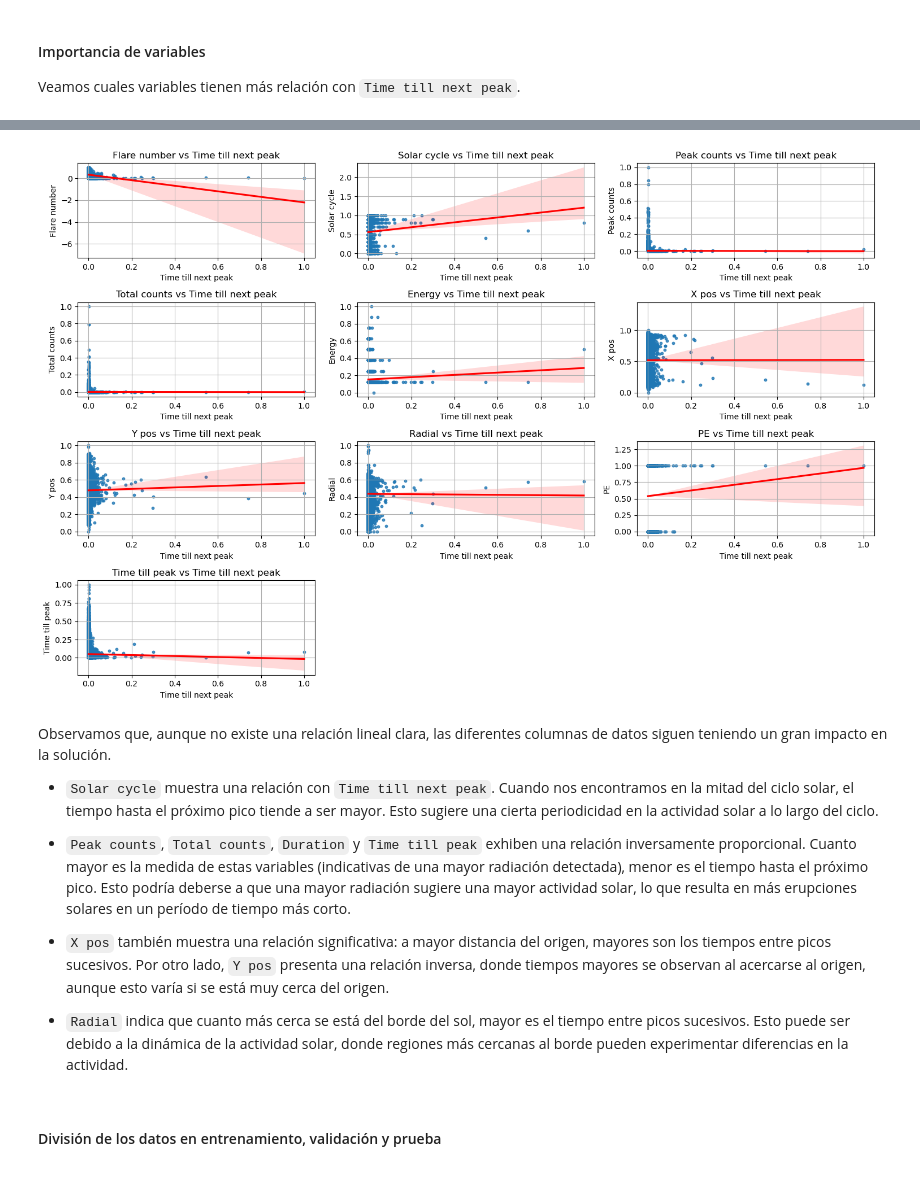
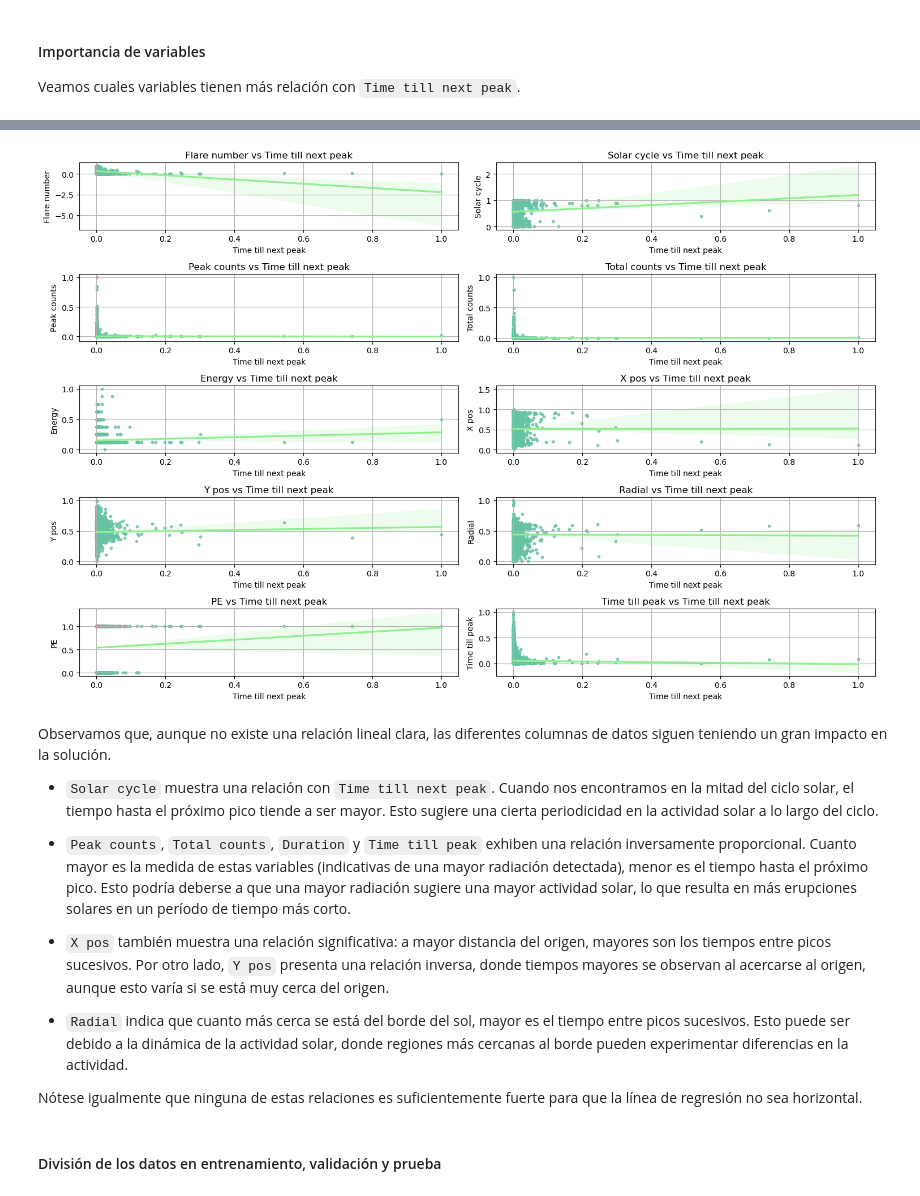
Before and after one commit to WonderfulAme/solar-flares, a Jupyter notebook: Notebook.ipynb, the cells around one changed output, grey strips where cells are left out. Cells and saved outputs as stored; diff of their text form; code cells hidden in the pictures.

```diff
--- a/Notebook.ipynb
+++ b/Notebook.ipynb
@@ -707,41 +713,44 @@ Vemos que no hay ninguna variable que tenga una relación lineal monótona muy f
 # %%
 import matplotlib.pyplot as plt
 import seaborn as sns
+
+# Set a new color palette
+sns.set_palette("Set2")
 
 # List of columns to plot
 columns_to_plot = data.columns.tolist()
 
 # Remove "Duration" from the list if it exists
 if "Time till next peak" in columns_to_plot:
     columns_to_plot.remove("Time till next peak")
 
 # Calculate the number of rows and columns for the grid layout
-num_cols = 3
+num_cols = 2
 num_rows = (len(columns_to_plot) - 1) // num_cols + 1
 
 # Create a grid of subplots
 fig, axes = plt.subplots(num_rows, num_cols, figsize=(15, 10))
 
 # Flatten the axes array for easier iteration
 axes = axes.flatten()
 
 # Plot each variable against "Duration"
 for i, column in enumerate(columns_to_plot):
     ax = axes[i]
-    sns.regplot(data=data, x="Time till next peak", y=column, ax=ax, line_kws=dict(color="r"), scatter_kws={'s': 10})
+    sns.regplot(data=data, x="Time till next peak", y=column, ax=ax, scatter_kws={'s': 10}, line_kws=dict(color="lightgreen"))
     ax.set_title(f"{column} vs Time till next peak")
     ax.set_xlabel("Time till next peak")
     ax.set_ylabel(column)
     ax.grid(True)
 
 # Hide empty subplots
 for i in range(len(columns_to_plot), num_rows * num_cols):
     axes[i].axis("off")
 
 plt.tight_layout()
 plt.show()
 # %% [output]
-[figure, old version]
+[figure, new version]
 # %% [markdown]
 Observamos que, aunque no existe una relación lineal clara, las diferentes columnas de datos siguen teniendo un gran impacto en la solución.
 
@@ -752,6 +761,8 @@ Observamos que, aunque no existe una relación lineal clara, las diferentes colu
 - `X pos` también muestra una relación significativa: a mayor distancia del origen, mayores son los tiempos entre picos sucesivos. Por otro lado, `Y pos` presenta una relación inversa, donde tiempos mayores se observan al acercarse al origen, aunque esto varía si se está muy cerca del origen.
 
 - `Radial` indica que cuanto más cerca se está del borde del sol, mayor es el tiempo entre picos sucesivos. Esto puede ser debido a la dinámica de la actividad solar, donde regiones más cercanas al borde pueden experimentar diferencias en la actividad.
+
+Nótese igualmente que ninguna de estas relaciones es suficientemente fuerte para que la línea de regresión no sea horizontal.
 # %% [markdown]
 #### División de los datos en entrenamiento, validación y prueba
 # %%
```
Also changed, not shown: parts of 63 cells of this notebook, 2 other files.
